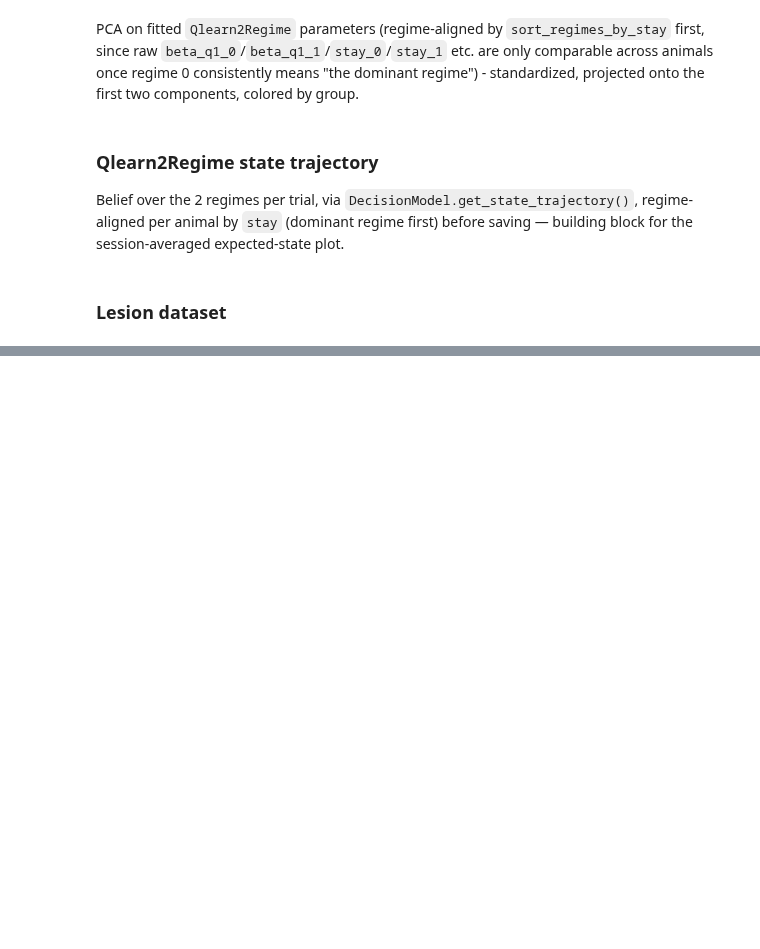
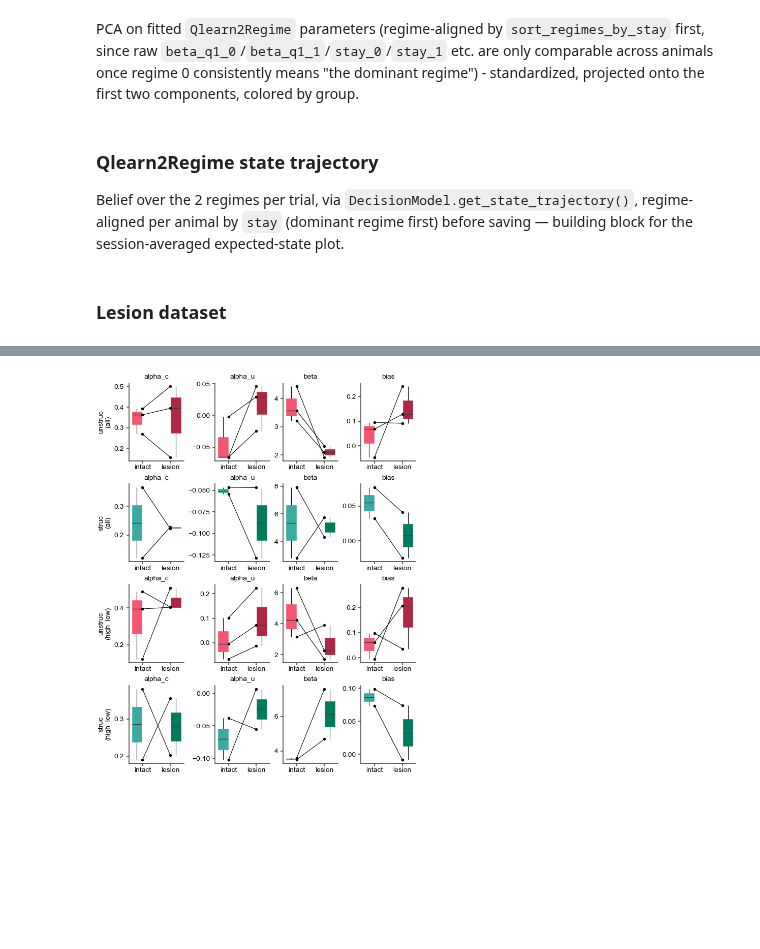
Before and after one commit to bapungiri/py_adlab_bg, a Jupyter notebook: mab_model_analysis.ipynb, the cells around one changed output, grey strips where cells are left out. Saved outputs shown, nothing was run; the diff lists cells and outputs as text; code cells hidden in the pictures; blank space fills up the shorter version.

```diff
--- a/mab_model_analysis.ipynb
+++ b/mab_model_analysis.ipynb
@@ -1538,0 +1586,46 @@ for s, scope in enumerate(fit_scope):
+# %%
+import numpy as np
+import pandas as pd
+import mab_subjects
+from statplotannot.plots import SeabornPlotter, Fig
+from mab_colors import palette_2arm
+
+df = mab_subjects.GroupData().fit_qlearn_high_low_lesion_mPFC.latest
+params = ["alpha_c", "alpha_u", "beta", "bias"]
+lesion_order = ["intact", "lesion_mPFC_post"]
+df = df[df["param_names"].isin(params)]
+df["param_values"] = df["param_values"].astype(float)
+df["lesion"] = pd.Categorical(df["lesion"], categories=lesion_order)
+
+fig = Fig(6, 6, fontsize=10)
+
+for s, scope in enumerate(["all", "high_low"]):
+    for g, group in enumerate(["unstruc", "struc"]):
+        df_grp = df[(df["fit_scope"] == scope) & (df["group"] == group)]
+        palette = palette_2arm.lesion(group)
+
+        for i, param in enumerate(params):
+            df_param = df_grp[df_grp["param_names"] == param]
+            ax = fig.subplot(fig.gs[2 * s + g, i])
+
+            SeabornPlotter(
+                data=df_param,
+                x="lesion",
+                y="param_values",
+                hue="lesion",
+                hue_order=lesion_order,
+            ).boxplot_filled(palette=palette)
+
+            # paired: one line per animal from intact to lesion
+            paired = df_param.pivot_table(
+                index="name", columns="lesion", values="param_values", observed=False
+            )
+            for _, row in paired.iterrows():
+                ax.plot([0, 1], row[lesion_order].values, color="k", lw=0.8, marker="o", ms=3)
+
+            ax.set_xticks([0, 1], ["intact", "lesion"])
+            ax.set_xlabel("")
+            ax.set_ylabel(f"{group}\n({scope})" if i == 0 else "")
+            ax.set_title(param)
+# %% [output]
+[figure, added]
```
Also changed, not shown: parts of 5 cells of this notebook, 9 other files.
